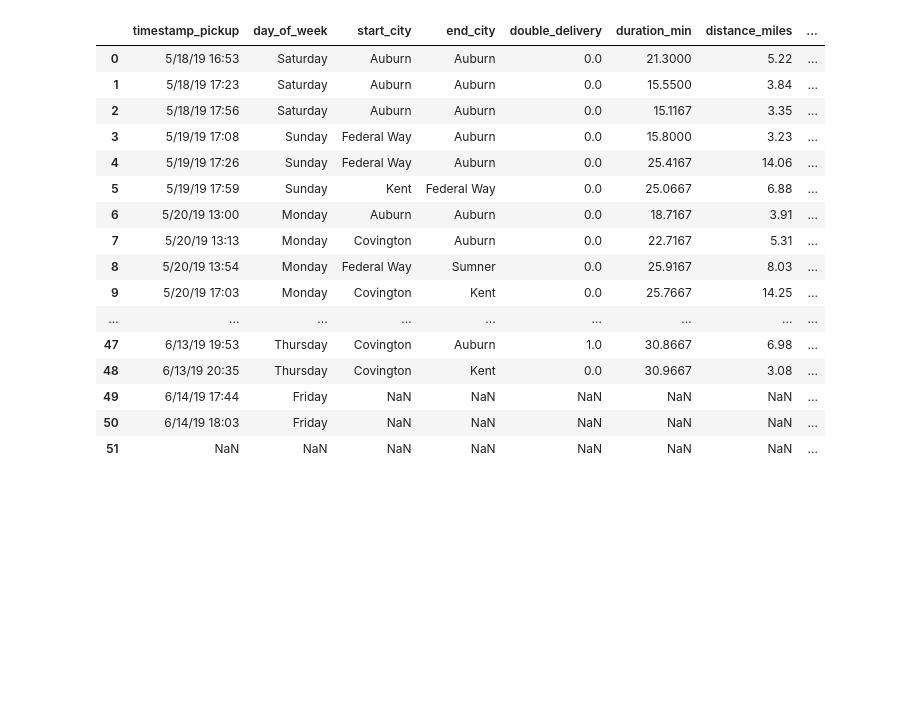
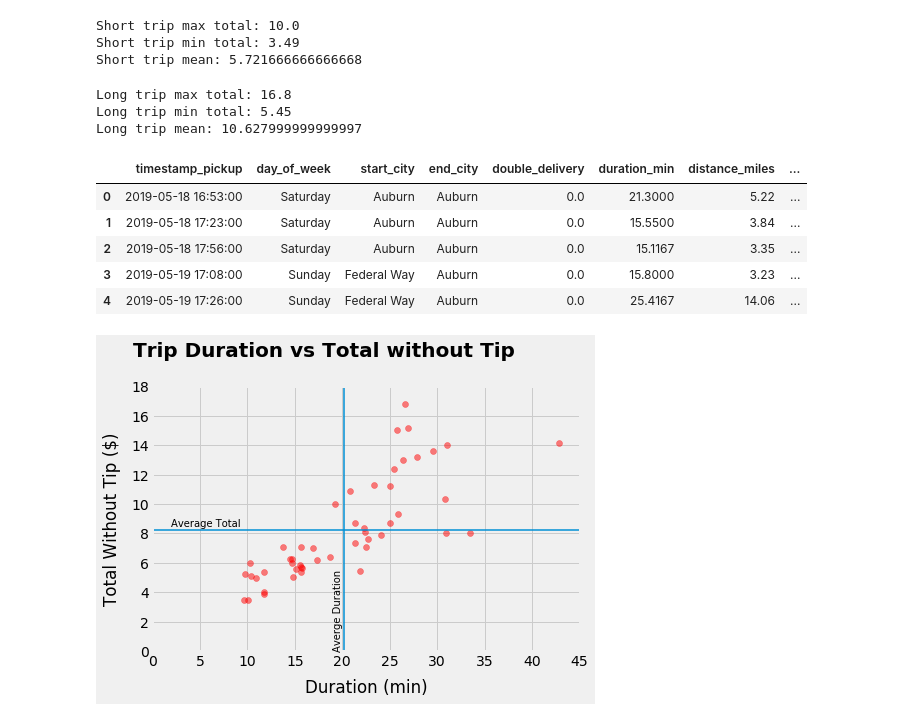
Before and after one commit to ChanceDurr/MyUberEats, a Jupyter notebook: myubereats.ipynb, the cells around one changed output. Saved outputs shown, nothing was run; the diff lists cells and outputs as text; code cells hidden in the pictures; blank space fills up the shorter version.

```diff
--- a/myubereats.ipynb
+++ b/myubereats.ipynb
@@ -6,0 +6,14 @@ df = pd.read_csv('https://raw.githubusercontent.com/ChanceDurr/MyUberEats/master
+# %%
+df = pd.read_csv('https://raw.githubusercontent.com/ChanceDurr/MyUberEats/master/uber_hist.csv')
+
+# Replace all of the NaN's with 0's
+df = df.fillna(0)
+
+# Add a column for the total without the tip
+df['total_no_tip'] = df['total'] - df['tips']
+
+# Delete rows with no information
+df = df.drop(range(49, 62))
+
+# Chance the timestamp to datetime format
+df['timestamp_pickup'] = pd.to_datetime(df['timestamp_pickup'])
@@ -7,20 +47,52 @@ df = pd.read_csv('https://raw.githubusercontent.com/ChanceDurr/MyUberEats/master
+# %%
+# Get some basic stats on the short trip subset
+short_trip_max_total = df_shorttrips['total_no_tip'].max()
+short_trip_min_total = df_shorttrips['total_no_tip'].min()
+short_trip_mean = df_shorttrips['total_no_tip'].mean()
+
+print(f'''Short trip max total: {short_trip_max_total}
+Short trip min total: {short_trip_min_total}
+Short trip mean: {short_trip_mean}''')
+# %% [output]
+Short trip max total: 10.0
+Short trip min total: 3.49
+Short trip mean: 5.721666666666668
+# %%
+# Get some basic stats on the long trip subset
+long_trip_max_total = df_longtrips['total_no_tip'].max()
+long_trip_min_total = df_longtrips['total_no_tip'].min()
+long_trip_mean = df_longtrips['total_no_tip'].mean()
+
+print(f'''Long trip max total: {long_trip_max_total}
+Long trip min total: {long_trip_min_total}
+Long trip mean: {long_trip_mean}''')
+# %% [output]
+Long trip max total: 16.8
+Long trip min total: 5.45
+Long trip mean: 10.627999999999997
 # %%
-df.head(-10)
+df.head()
 # %% [output]
 |  | timestamp_pickup | day_of_week | start_city | end_city | double_delivery | duration_min | distance_miles | ... |
-| 0 | 5/18/19 16:53 | Saturday | Auburn | Auburn | 0.0 | 21.3000 | 5.22 | ... |
-| 1 | 5/18/19 17:23 | Saturday | Auburn | Auburn | 0.0 | 15.5500 | 3.84 | ... |
-| 2 | 5/18/19 17:56 | Saturday | Auburn | Auburn | 0.0 | 15.1167 | 3.35 | ... |
-| 3 | 5/19/19 17:08 | Sunday | Federal Way | Auburn | 0.0 | 15.8000 | 3.23 | ... |
-| 4 | 5/19/19 17:26 | Sunday | Federal Way | Auburn | 0.0 | 25.4167 | 14.06 | ... |
-| 5 | 5/19/19 17:59 | Sunday | Kent | Federal Way | 0.0 | 25.0667 | 6.88 | ... |
-| 6 | 5/20/19 13:00 | Monday | Auburn | Auburn | 0.0 | 18.7167 | 3.91 | ... |
-| 7 | 5/20/19 13:13 | Monday | Covington | Auburn | 0.0 | 22.7167 | 5.31 | ... |
-| 8 | 5/20/19 13:54 | Monday | Federal Way | Sumner | 0.0 | 25.9167 | 8.03 | ... |
-| 9 | 5/20/19 17:03 | Monday | Covington | Kent | 0.0 | 25.7667 | 14.25 | ... |
-| ... | ... | ... | ... | ... | ... | ... | ... | ... |
-| 47 | 6/13/19 19:53 | Thursday | Covington | Auburn | 1.0 | 30.8667 | 6.98 | ... |
-| 48 | 6/13/19 20:35 | Thursday | Covington | Kent | 0.0 | 30.9667 | 3.08 | ... |
-| 49 | 6/14/19 17:44 | Friday | NaN | NaN | NaN | NaN | NaN | ... |
-| 50 | 6/14/19 18:03 | Friday | NaN | NaN | NaN | NaN | NaN | ... |
-| 51 | NaN | NaN | NaN | NaN | NaN | NaN | NaN | ... |
+| 0 | 2019-05-18 16:53:00 | Saturday | Auburn | Auburn | 0.0 | 21.3000 | 5.22 | ... |
+| 1 | 2019-05-18 17:23:00 | Saturday | Auburn | Auburn | 0.0 | 15.5500 | 3.84 | ... |
+| 2 | 2019-05-18 17:56:00 | Saturday | Auburn | Auburn | 0.0 | 15.1167 | 3.35 | ... |
+| 3 | 2019-05-19 17:08:00 | Sunday | Federal Way | Auburn | 0.0 | 15.8000 | 3.23 | ... |
+| 4 | 2019-05-19 17:26:00 | Sunday | Federal Way | Auburn | 0.0 | 25.4167 | 14.06 | ... |
+# %%
+fig = plt.figure(figsize=(15, 10))
+ax = fig.add_subplot(221)
+plt.style.use('fivethirtyeight')
+ax.scatter(df['duration_min'], df['total_no_tip'], alpha=.5, color='r')
+ax.set_ylabel('Total Without Tip ($)', labelpad=10)
+ax.set_xlabel('Duration (min)', labelpad=10)
+ax.set_xticks([0, 5, 10, 15, 20, 25, 30, 35, 40 ,45])
+ax.set_yticks([0, 2, 4, 6, 8, 10, 12, 14, 16 , 18])
+ax.text(s='Trip Duration vs Total without Tip', x=-2, y=20, fontsize=20, fontweight='bold', fontname='Comic Sans')
+ax.text(19, 5, s='Averge Duration', rotation='vertical', fontsize=10)
+ax.text(2, 8.5, s='Average Total', fontsize=10)
+ax.axvline(mean_duration, linewidth=1.5)
+ax.axhline(mean_total_no_tip, linewidth=1.5)
+plt.show()
+# %% [output]
+[figure, added]
```
Also changed, not shown: parts of 6 cells of this notebook.
